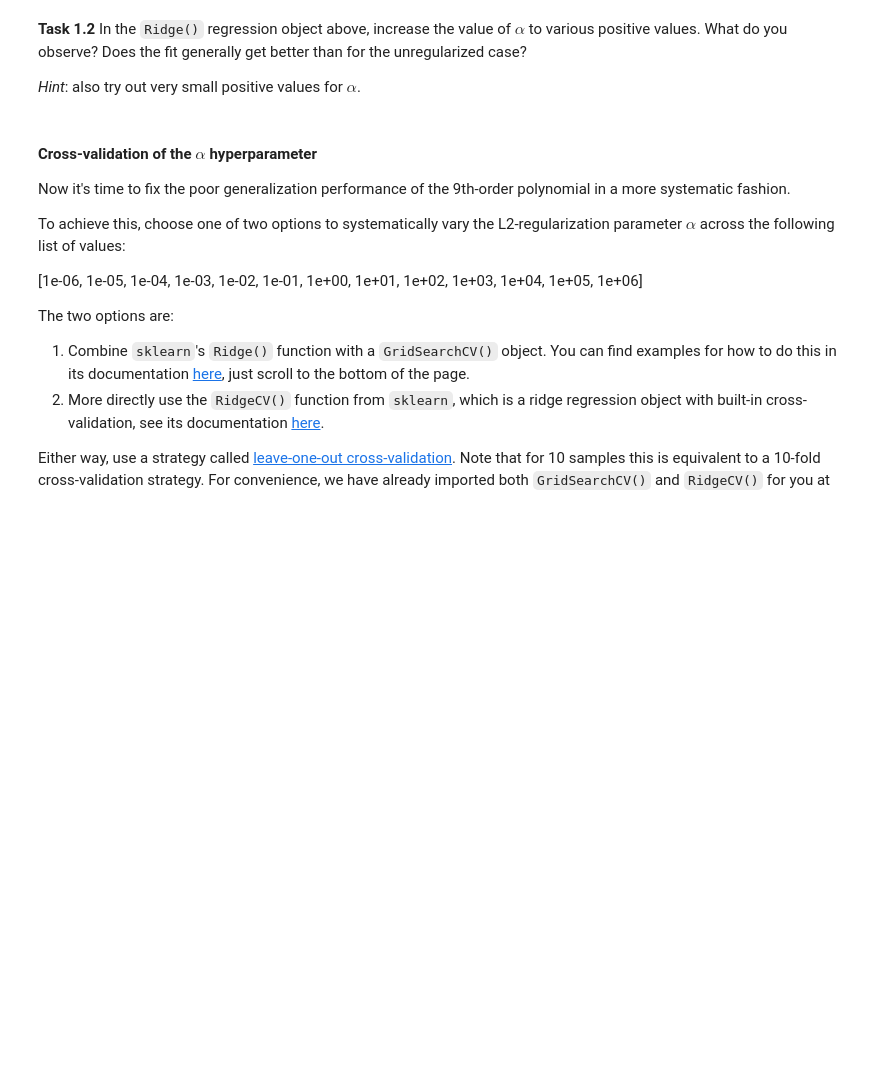
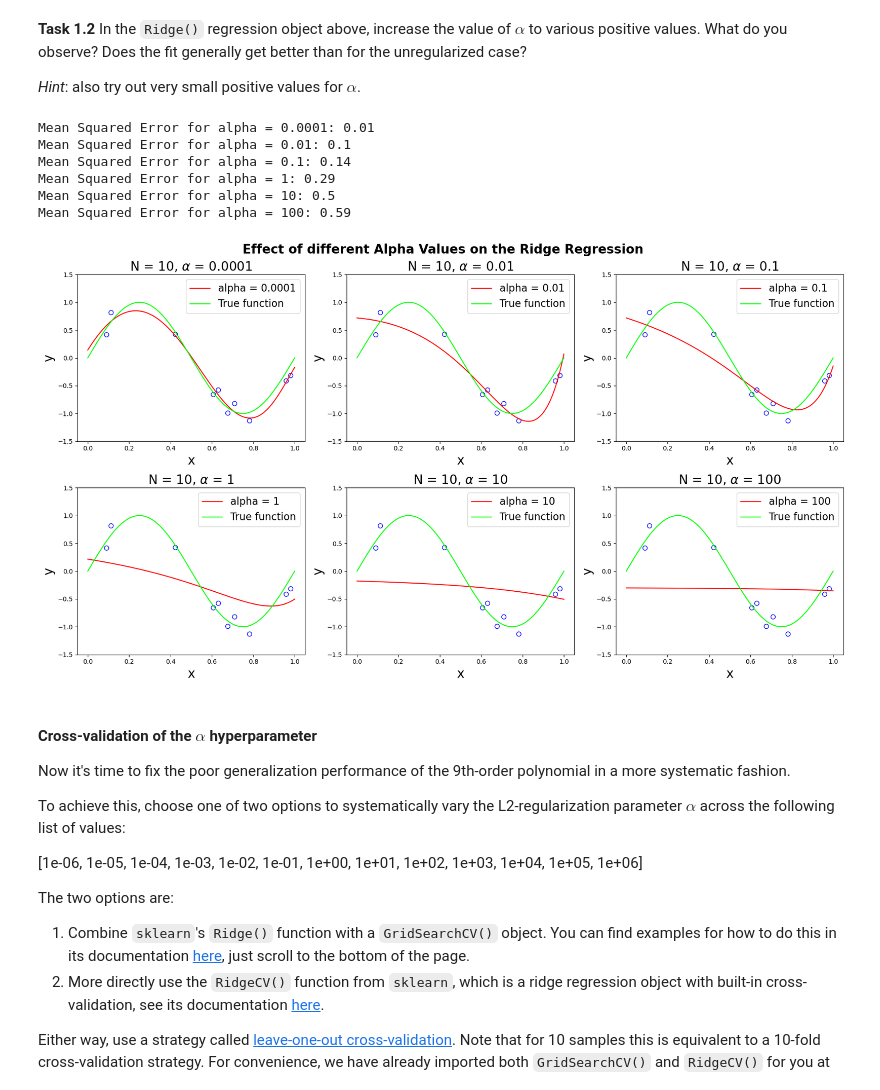
Before and after one commit to nina-prog/climate-env-ml, a Jupyter notebook: Assignment02/Assignment02/Exercise02.ipynb, the cells around one changed output. Drawn from its saved outputs; the diff is of its cells as text; code cells hidden in the pictures; blank space fills up the shorter version.

```diff
--- a/Assignment02/Assignment02/Exercise02.ipynb
+++ b/Assignment02/Assignment02/Exercise02.ipynb
@@ -178,8 +200,40 @@ plt.show()
 # %%
 ### Task 1.2
 answer_tuning_alpha_manually = ""
 # YOUR CODE HERE
-raise NotImplementedError()
+alphas = [0.0001, 0.01, 0.1, 1, 10, 100]
+fig, axes = plt.subplots(2, 3, figsize=(18, 10))
+for alpha, ax in zip(alphas, axes.flatten()):
+    # run regression
+    reg = Ridge(alpha=alpha, fit_intercept=True, random_state=42)
+    reg.fit(X, Y)
+    y_pred = reg.predict(X1000)
+    # plot
+    ax.scatter(x10, sine_wave, s=50, edgecolor='blue', facecolor='w', marker='o')
+    ax.plot(x1000, y_pred, color='r', label=f'alpha = {alpha}')
+    ax.plot(x1000, sine_wave_smooth, color=lightgreen, label='True function')
+    ax.legend(fontsize=16, loc='upper right')
+    ax.set_title(f'N = 10, $\\alpha$ = {alpha}', size=20)
+    ax.set_ylim(-1.5, 1.5)
+    ax.set_xlabel('x', size=20)
+    ax.set_ylabel('y', size=20)
+    # calculate mean squared error - mse range: 0 to 1 (0 is perfect fit, 1 is worst fit)
+    mse = mean_squared_error(y_pred, sine_wave_smooth)
+    print(f'Mean Squared Error for alpha = {alpha}: {round(mse, 2)}')
+
+plt.suptitle('Effect of different Alpha Values on the Ridge Regression', size=20, fontweight='bold')
+plt.tight_layout()
+plt.show()
+
+answer_tuning_alpha_manually = "The fit does not generally get better with an increase of the alpha value (with increasing regularization). The best fit is achieved with alpha = 0.0001, which is the closest to the unregularized case. As can be seen in the plots and also the mse values printed below: For higher alpha values (1, 10, 100) the fit becomes worse and the polynomial curve deviates more from the true function, being really smooth with less fluctuations. The model seems to be less flexible and underfits the data in this case, since a high alpha value penalizes the model complexity too much in this case. For lower alpha values (0.0001, 0.01, 0.1) the fit is better, and the polynomial curve fits the data best and the MSE is lowest in this case. But one has to be careful since there is also on the other hand a change of overfitting cosidering new data and there is a chance it does not generalize well. So, the best alpha value is the one that minimizes the MSE and also generalizes well to new data, a good trade-off between Underfitting and Overfitting which potentially could occur with too high or too low alpha values."
+# %% [output]
+Mean Squared Error for alpha = 0.0001: 0.01
+Mean Squared Error for alpha = 0.01: 0.1
+Mean Squared Error for alpha = 0.1: 0.14
+Mean Squared Error for alpha = 1: 0.29
+Mean Squared Error for alpha = 10: 0.5
+Mean Squared Error for alpha = 100: 0.59
+[figure, added]
 # %% [markdown]
 #### Cross-validation of the $\alpha$ hyperparameter
 
```
Also changed, not shown: parts of 7 cells of this notebook.
